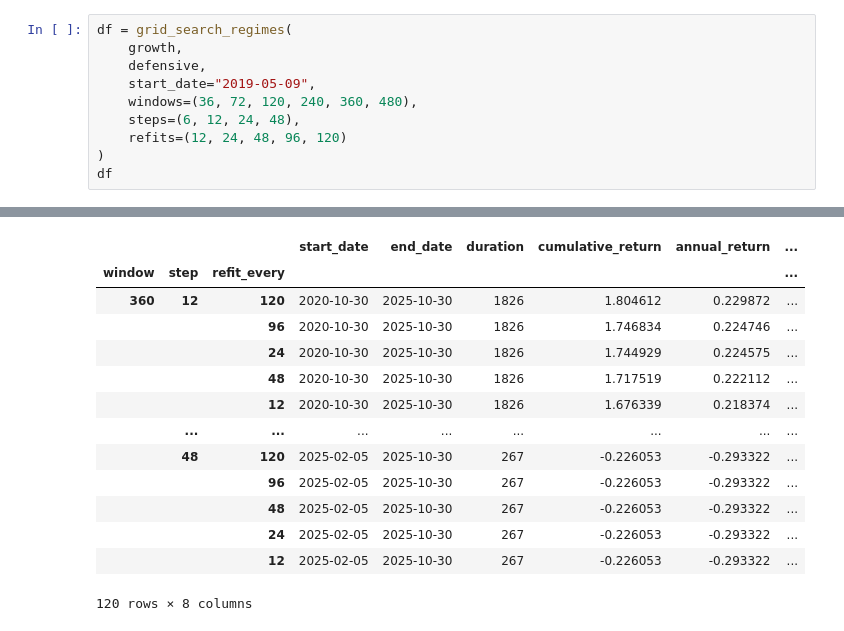
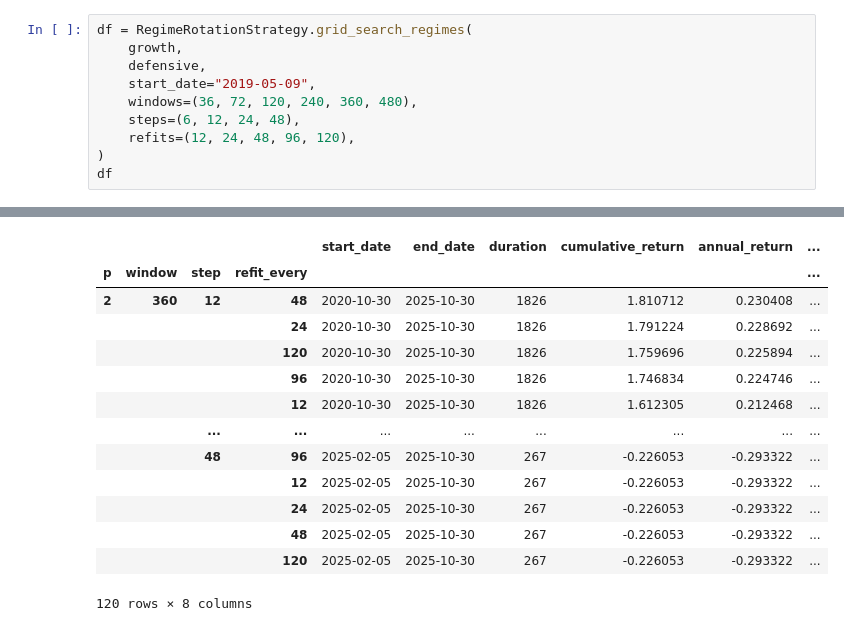
Before and after one commit to laurence1126/Wasserstein-Regime-Clustering, a Jupyter notebook: jupyter/trading.ipynb, the cells around one changed output, grey strips where cells are left out. Cells and saved outputs as stored; diff of their text form.

```diff
--- a/jupyter/trading.ipynb
+++ b/jupyter/trading.ipynb
@@ -135,29 +135,29 @@ Duration:   1826
 | DefensiveOnly | 0.615923 | 0.101075 | 0.121813 | 0.829759 | -0.125564 |
 | SPY | 1.233194 | 0.174918 | 0.171519 | 1.019819 | -0.244964 |
 # %%
-df = grid_search_regimes(
+df = RegimeRotationStrategy.grid_search_regimes(
     growth,
     defensive,
     start_date="2019-05-09",
     windows=(36, 72, 120, 240, 360, 480),
     steps=(6, 12, 24, 48),
-    refits=(12, 24, 48, 96, 120)
+    refits=(12, 24, 48, 96, 120),
 )
 df
 # %% [output]
 [interactive output not drawn]
 [interactive output not drawn]
-|  |  |  | start_date | end_date | duration | cumulative_return | annual_return | ... |
-| window | step | refit_every |  |  |  |  |  | ... |
-| 360 | 12 | 120 | 2020-10-30 | 2025-10-30 | 1826 | 1.804612 | 0.229872 | ... |
-|  |  | 96 | 2020-10-30 | 2025-10-30 | 1826 | 1.746834 | 0.224746 | ... |
-|  |  | 24 | 2020-10-30 | 2025-10-30 | 1826 | 1.744929 | 0.224575 | ... |
-|  |  | 48 | 2020-10-30 | 2025-10-30 | 1826 | 1.717519 | 0.222112 | ... |
-|  |  | 12 | 2020-10-30 | 2025-10-30 | 1826 | 1.676339 | 0.218374 | ... |
-|  | ... | ... | ... | ... | ... | ... | ... | ... |
-|  | 48 | 120 | 2025-02-05 | 2025-10-30 | 267 | -0.226053 | -0.293322 | ... |
-|  |  | 96 | 2025-02-05 | 2025-10-30 | 267 | -0.226053 | -0.293322 | ... |
-|  |  | 48 | 2025-02-05 | 2025-10-30 | 267 | -0.226053 | -0.293322 | ... |
-|  |  | 24 | 2025-02-05 | 2025-10-30 | 267 | -0.226053 | -0.293322 | ... |
-|  |  | 12 | 2025-02-05 | 2025-10-30 | 267 | -0.226053 | -0.293322 | ... |
+|  |  |  |  | start_date | end_date | duration | cumulative_return | annual_return | ... |
+| p | window | step | refit_every |  |  |  |  |  | ... |
+| 2 | 360 | 12 | 48 | 2020-10-30 | 2025-10-30 | 1826 | 1.810712 | 0.230408 | ... |
+|  |  |  | 24 | 2020-10-30 | 2025-10-30 | 1826 | 1.791224 | 0.228692 | ... |
+|  |  |  | 120 | 2020-10-30 | 2025-10-30 | 1826 | 1.759696 | 0.225894 | ... |
+|  |  |  | 96 | 2020-10-30 | 2025-10-30 | 1826 | 1.746834 | 0.224746 | ... |
+|  |  |  | 12 | 2020-10-30 | 2025-10-30 | 1826 | 1.612305 | 0.212468 | ... |
+|  |  | ... | ... | ... | ... | ... | ... | ... | ... |
+|  |  | 48 | 96 | 2025-02-05 | 2025-10-30 | 267 | -0.226053 | -0.293322 | ... |
+|  |  |  | 12 | 2025-02-05 | 2025-10-30 | 267 | -0.226053 | -0.293322 | ... |
+|  |  |  | 24 | 2025-02-05 | 2025-10-30 | 267 | -0.226053 | -0.293322 | ... |
+|  |  |  | 48 | 2025-02-05 | 2025-10-30 | 267 | -0.226053 | -0.293322 | ... |
+|  |  |  | 120 | 2025-02-05 | 2025-10-30 | 267 | -0.226053 | -0.293322 | ... |
 120 rows × 8 columns
```
Also changed, not shown: parts of 4 cells of this notebook, 4 other files.
